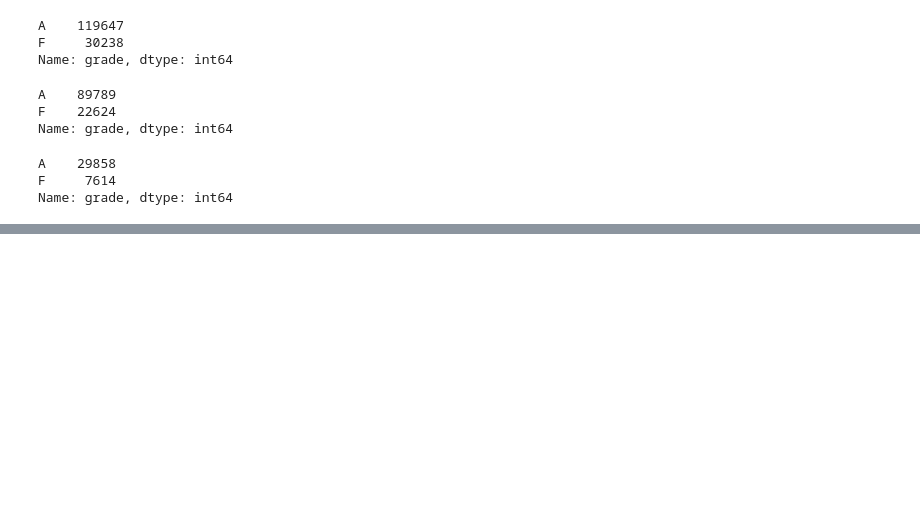
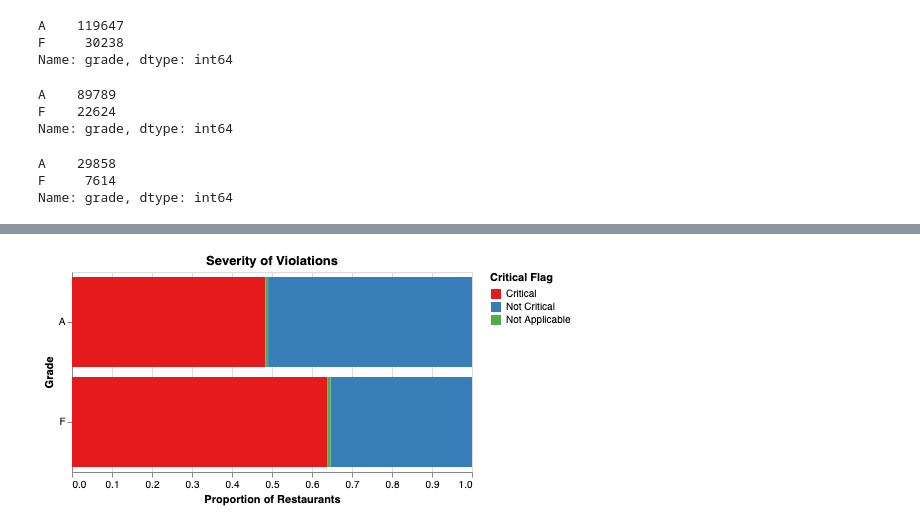
Before and after one commit to UBC-MDS/newyork_restaurant_grading, a Jupyter notebook: src/nyc_rest_eda.ipynb, the cells around one changed output, grey strips where cells are left out. Saved outputs shown, nothing was run; the diff lists cells and outputs as text; code cells hidden in the pictures; blank space fills up the shorter version.

```diff
--- a/src/nyc_rest_eda.ipynb
+++ b/src/nyc_rest_eda.ipynb
@@ -107,0 +119,8 @@ alt.Chart(train_df).mark_bar().encode(
+# %%
+alt.Chart(train_df).mark_bar().encode(
+    alt.X('count()', stack='normalize', title='Proportion of Restaurants'),
+    alt.Y('grade', title='Grade'),
+    alt.Color('critical_flag', scale=alt.Scale(scheme='set1'), title='Critical Flag', sort='-x')
+).properties(title='Severity of Violations', height=200)
+# %% [output]
+[figure, added]
```
Also changed, not shown: parts of 8 cells of this notebook, 4 other files.
